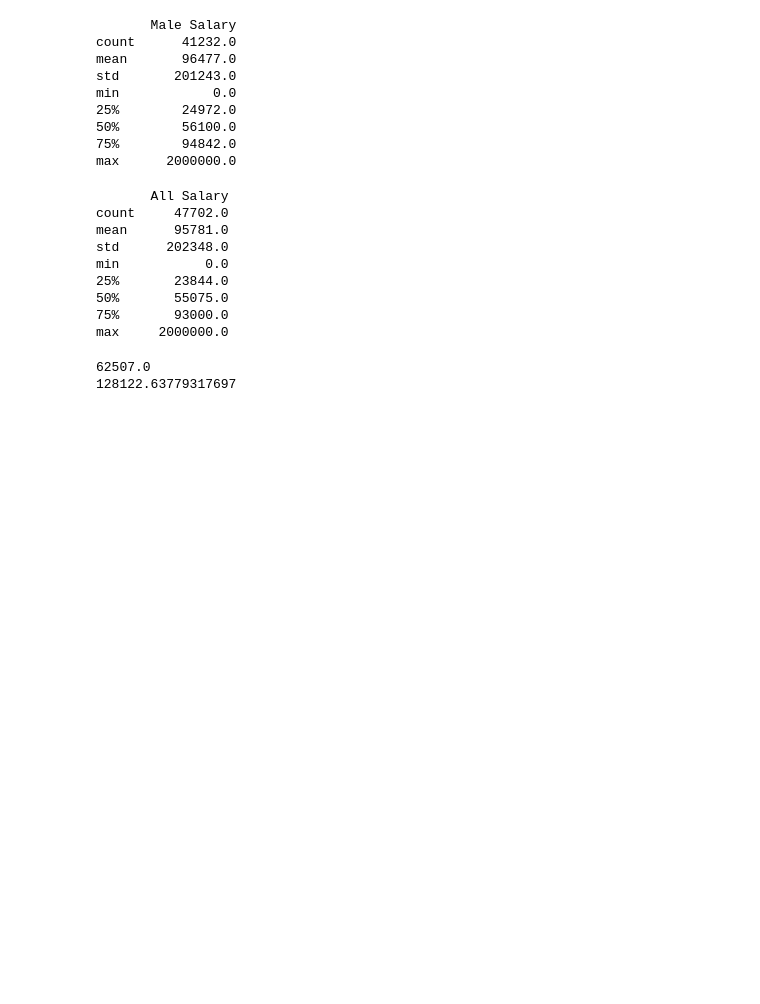
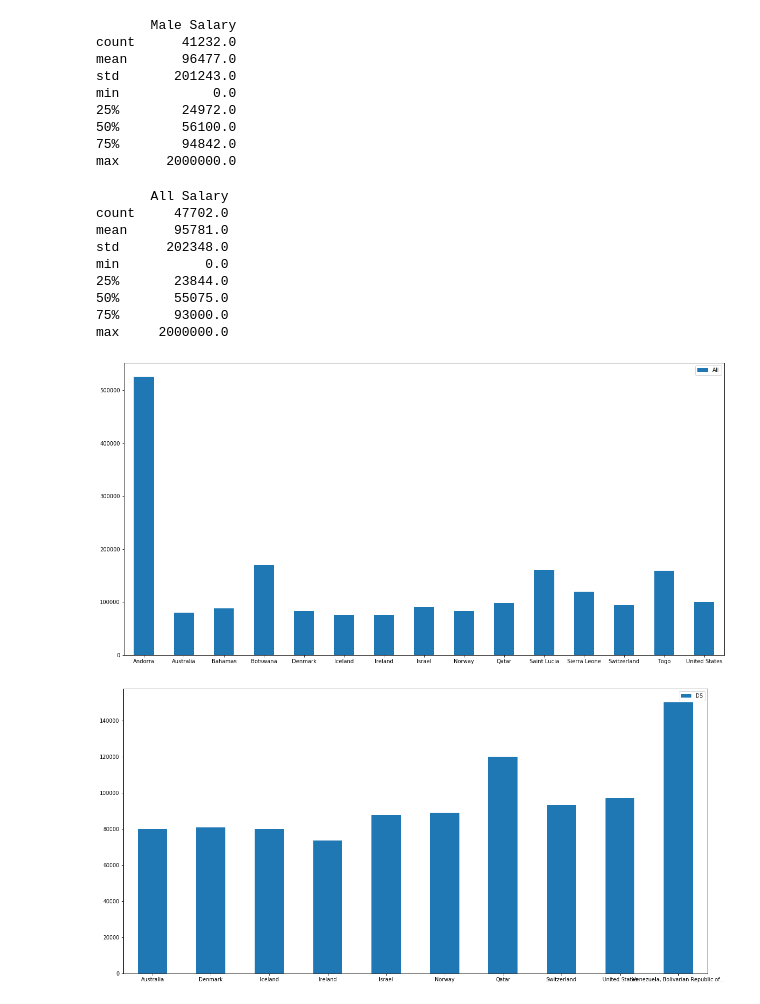
Before and after one commit to szacharias/Analysis-of-the-StackOverFlow-2018-survey, a Jupyter notebook: Final Project.ipynb, the cells around one changed output. Saved outputs shown, nothing was run; the diff lists cells and outputs as text; code cells hidden in the pictures; blank space fills up the shorter version.

Commit message:
#1203
Presentation Graphs complete

```diff
--- a/Final Project.ipynb
+++ b/Final Project.ipynb
@@ -1106,9 +1106,0 @@ for i in queried_salary.values:
-# %%
-new_country_salary_mean_dict = {}
-for i in country_salary_dict.values():
-    print(statistics.median(i))
-    print(statistics.mean(i))
-    break
-# %% [output]
-62507.0
-128122.63779317697
@@ -1116,0 +1171,23 @@ def find_salary_report():
+# %%
+# Overall normal
+def show_all_country_salary():
+    median_salary_country = {"All" : top_values  }
+    median_salary_country_df = pd.DataFrame(median_salary_country)
+    median_salary_country_df_plt = median_salary_country_df.plot( kind= 'bar' , secondary_y= 'amount' , rot= 0 )
+    fig = plt.gcf()
+    fig.set_size_inches(20, 10)
+    plt.savefig("./Figure/salary country.png")
+    plt.show()
+def  show_all_country_salary_ds():
+    median_salary_country = {"DS" : top_values_ds  }
+    median_salary_country_df = pd.DataFrame(median_salary_country)
+    median_salary_country_df_plt = median_salary_country_df.plot( kind= 'bar' , secondary_y= 'amount' , rot= 0 )
+    fig = plt.gcf()
+    fig.set_size_inches(20, 10)
+    plt.savefig("./Figure/salary country ds.png")
+    plt.show()
+show_all_country_salary()
+show_all_country_salary_ds()
+# %% [output]
+[figure, added]
+[figure, added]
```
Also changed, not shown: parts of 12 cells of this notebook, 5 other files.
